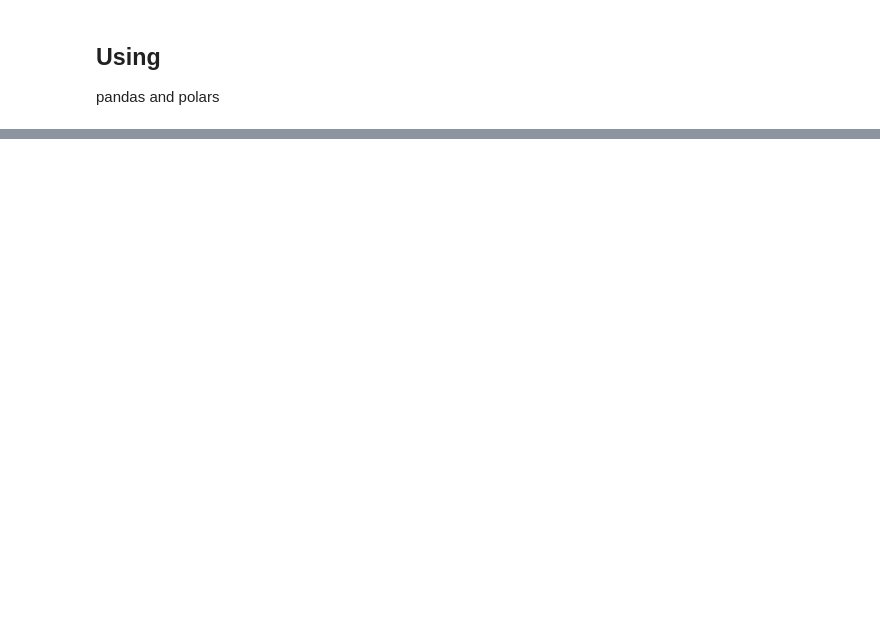
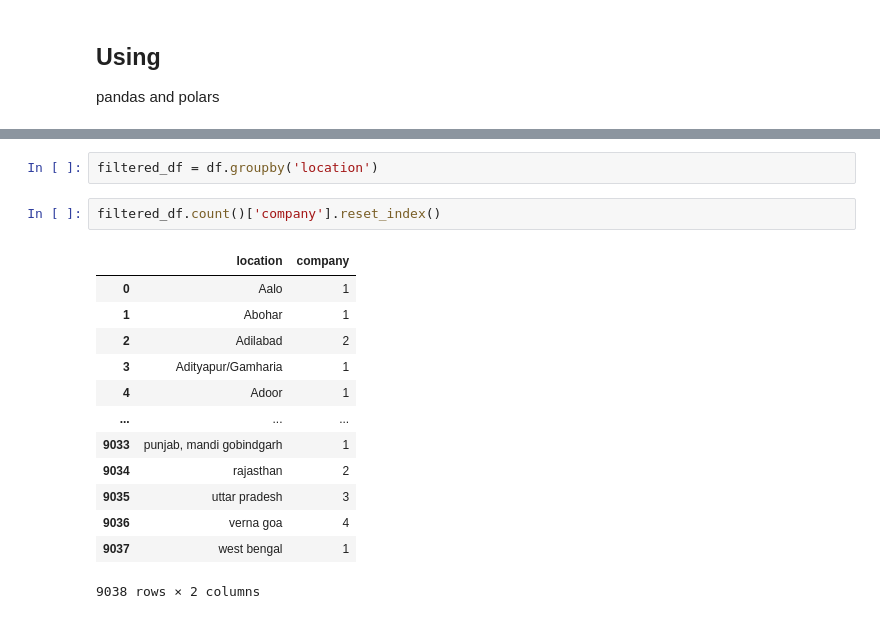
Before and after one commit to ChandrashekharRobbi/Excel-and-Pandas, a Jupyter notebook: Notebook 1.ipynb, the cells around one changed output, grey strips where cells are left out. Cells and saved outputs as stored; diff of their text form; blank space fills up the shorter version.

```diff
--- a/Notebook 1.ipynb
+++ b/Notebook 1.ipynb
@@ -117,0 +116,18 @@ df
+# %%
+filtered_df = df.groupby('location')
+# %%
+filtered_df.count()['company'].reset_index()
+# %% [output]
+|  | location | company |
+| 0 | Aalo | 1 |
+| 1 | Abohar | 1 |
+| 2 | Adilabad | 2 |
+| 3 | Adityapur/Gamharia | 1 |
+| 4 | Adoor | 1 |
+| ... | ... | ... |
+| 9033 | punjab, mandi gobindgarh | 1 |
+| 9034 | rajasthan | 2 |
+| 9035 | uttar pradesh | 3 |
+| 9036 | verna goa | 4 |
+| 9037 | west bengal | 1 |
+9038 rows × 2 columns
```
Also changed, not shown: parts of 9 cells of this notebook.
